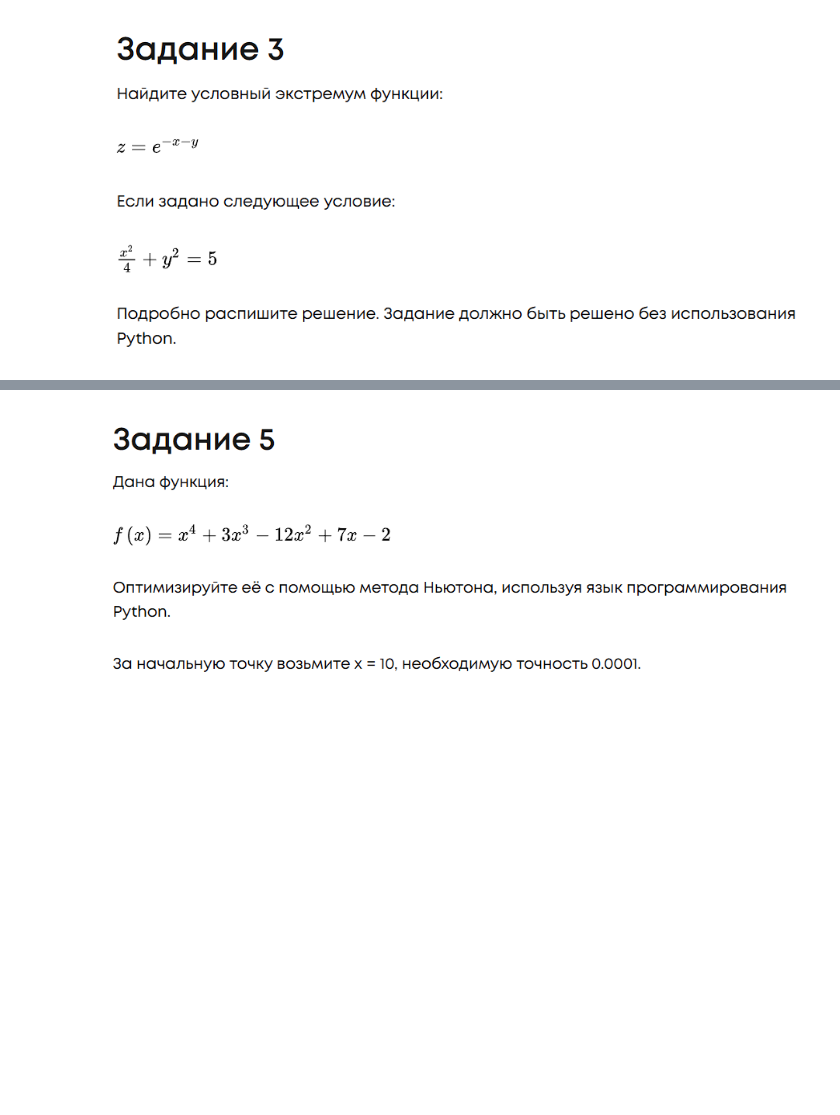
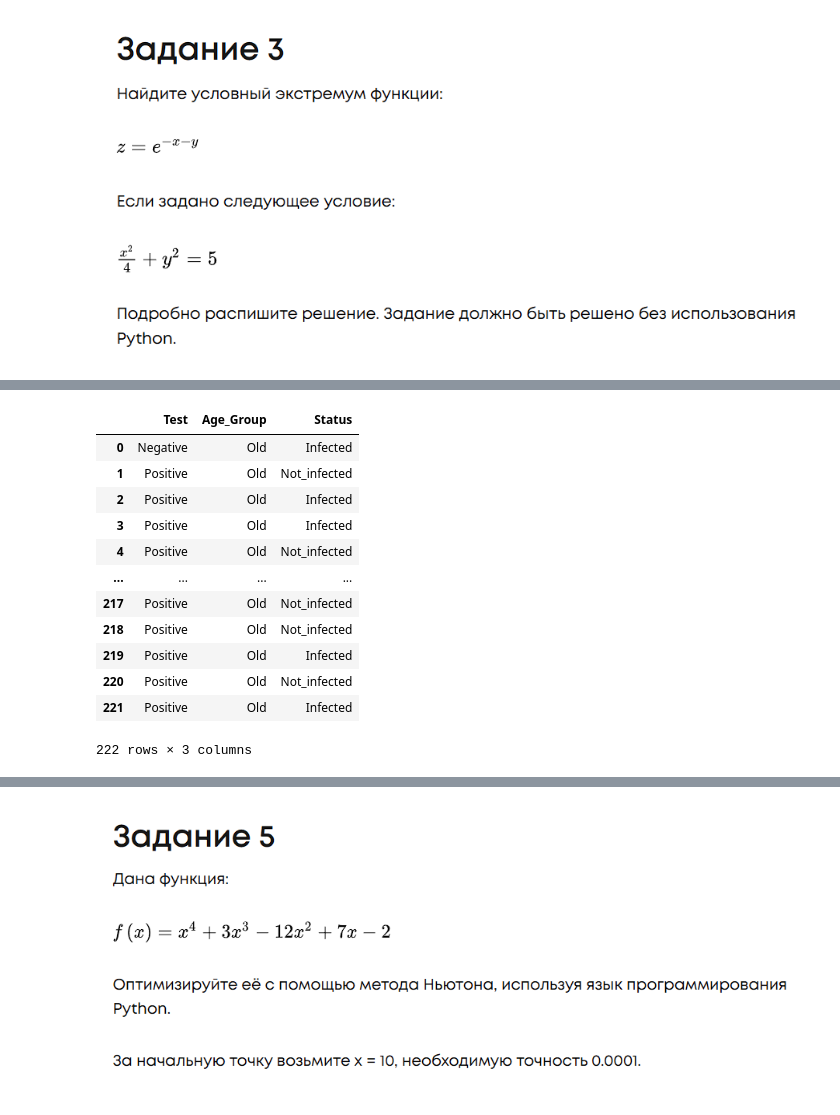
Before and after one commit to fluorescentlightpower/mifi_homework, a Jupyter notebook: Сессионное_задание_по_курсу_«Математический_анализ_и_теория_вероятностей».ipynb, the cells around one changed output, grey strips where cells are left out. Cells and saved outputs as stored; diff of their text form; code cells hidden in the pictures; blank space fills up the shorter version.

```diff
--- a/Сессионное_задание_по_курсу_«Математический_анализ_и_теория_вероятностей».ipynb
+++ b/Сессионное_задание_по_курсу_«Математический_анализ_и_теория_вероятностей».ipynb
@@ -344,0 +347,12 @@ $$
+# %%
+# Ссылка на файл с данными
+url_NB = 'https://lms.skillfactory.ru/asset-v1:SkillFactory+MIFIML-1sem+2024+type@asset+block@sf_exam.csv'
+# %%
+import pandas as pd
+import numpy as np
+
+# Загрузка данных
+
+df = pd.read_csv(url_NB)
+
+df.head()
@@ -344,0 +392,7 @@ $$
+# %%
+# Разделение набора данных на тестовую и обучающую выборку
+np.random.seed(42)
+df = df.sample(frac=1).reset_index(drop=True) # Случайное перемешивание исходного набора
+split = int(0.8 * len(df))
+train = df[:split].copy()
+test = df[split:].copy()
@@ -344,0 +417,16 @@ $$
+# %%
+train
+# %% [output]
+|  | Test | Age_Group | Status |
+| 0 | Negative | Old | Infected |
+| 1 | Positive | Old | Not_infected |
+| 2 | Positive | Old | Infected |
+| 3 | Positive | Old | Infected |
+| 4 | Positive | Old | Not_infected |
+| ... | ... | ... | ... |
+| 217 | Positive | Old | Not_infected |
+| 218 | Positive | Old | Not_infected |
+| 219 | Positive | Old | Infected |
+| 220 | Positive | Old | Not_infected |
+| 221 | Positive | Old | Infected |
+222 rows × 3 columns
```
Also changed, not shown: parts of 13 cells of this notebook.
